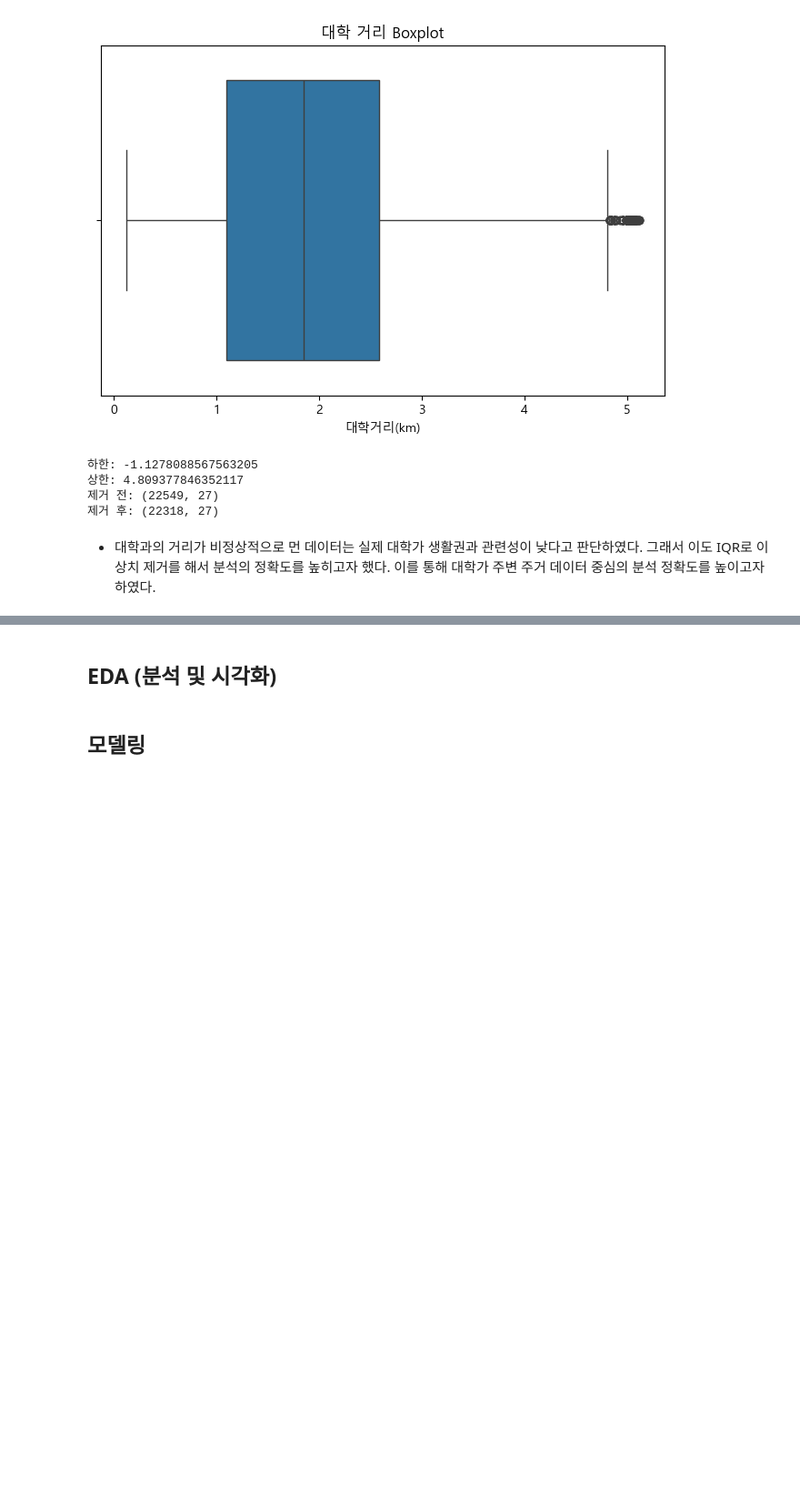
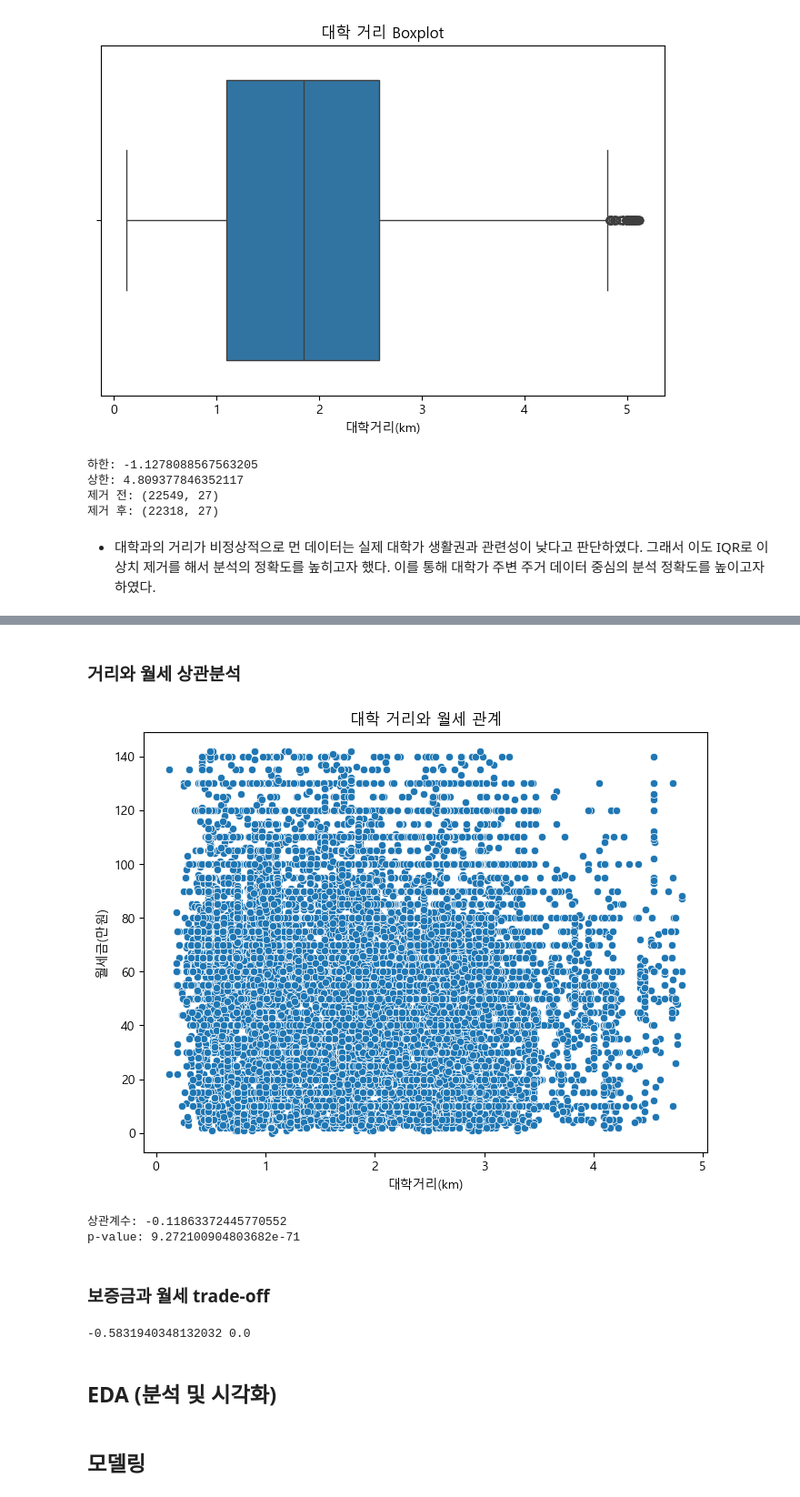
Before and after one commit to dbwofla11/campus-rent-analysis, a Jupyter notebook: 빅데이터분석_프로젝트.ipynb, the cells around one changed output, grey strips where cells are left out. Shown at 91% size. Cells and saved outputs as stored; diff of their text form; code cells hidden in the pictures; blank space fills up the shorter version.

```diff
--- a/빅데이터분석_프로젝트.ipynb
+++ b/빅데이터분석_프로젝트.ipynb
@@ -1194,3 +1264,41 @@ df = pd.read_csv("removed_outlier_univ_distance6.csv") # 거리 계산 , 이상
+# %% [markdown]
+### 거리와 월세 상관분석
+# %%
+plt.figure(figsize=(8,6))
+
+sns.scatterplot(
+    data=df,
+    x="대학거리(km)",
+    y="월세금(만원)"
+)
+
+plt.title("대학 거리와 월세 관계")
+
+plt.show()
+# %% [output]
+[figure, added]
+# %%
+corr, p_value = stats.pearsonr(
+    df["대학거리(km)"],
+    df["월세금(만원)"]
+)
+
+print("상관계수:", corr)
+print("p-value:", p_value)
+# %% [output]
+상관계수: -0.11863372445770552
+p-value: 9.272100904803682e-71
+# %% [markdown]
+### 보증금과 월세 trade-off
+# %%
+corr, p_value = stats.pearsonr(
+    df["보증금(만원)"],
+    df["월세금(만원)"]
+)
+
+print(corr, p_value)
+# %% [output]
+-0.5831940348132032 0.0
 # %% [markdown]
 ## EDA (분석 및 시각화)
 # %% [markdown]
```
Also changed, not shown: parts of 8 cells of this notebook.
